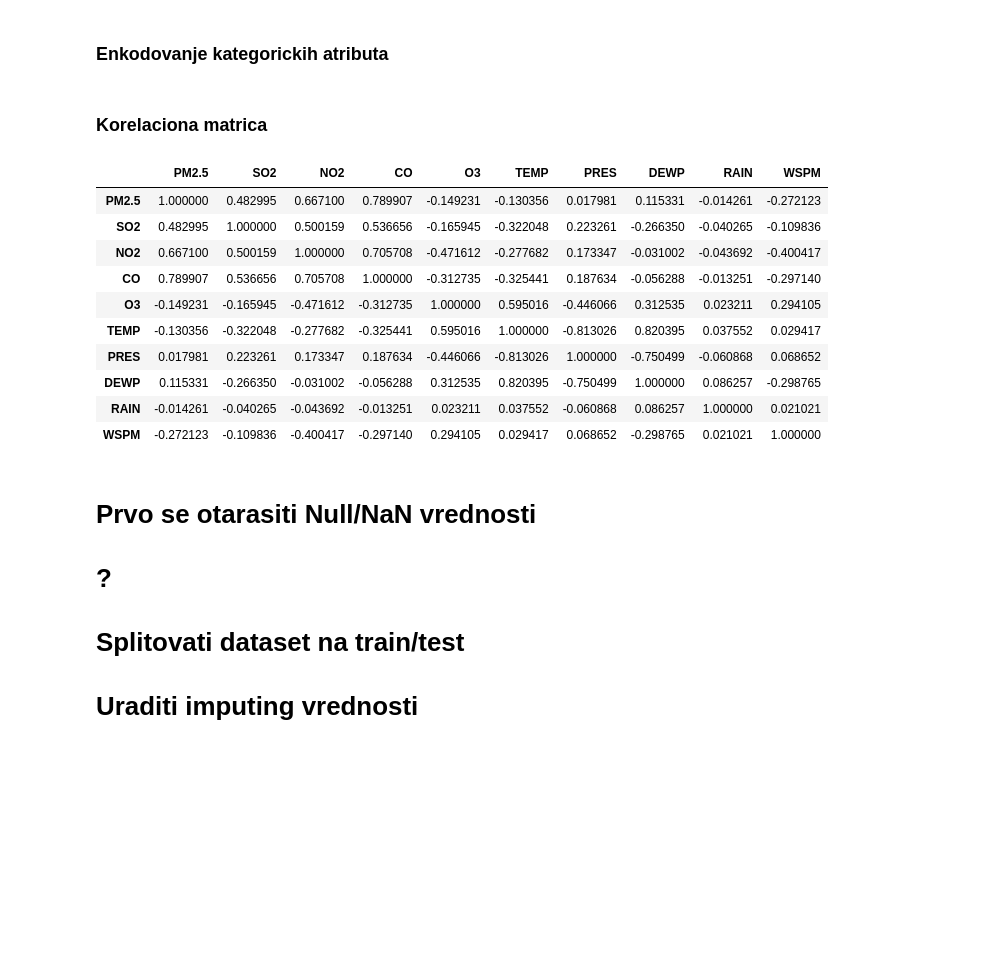
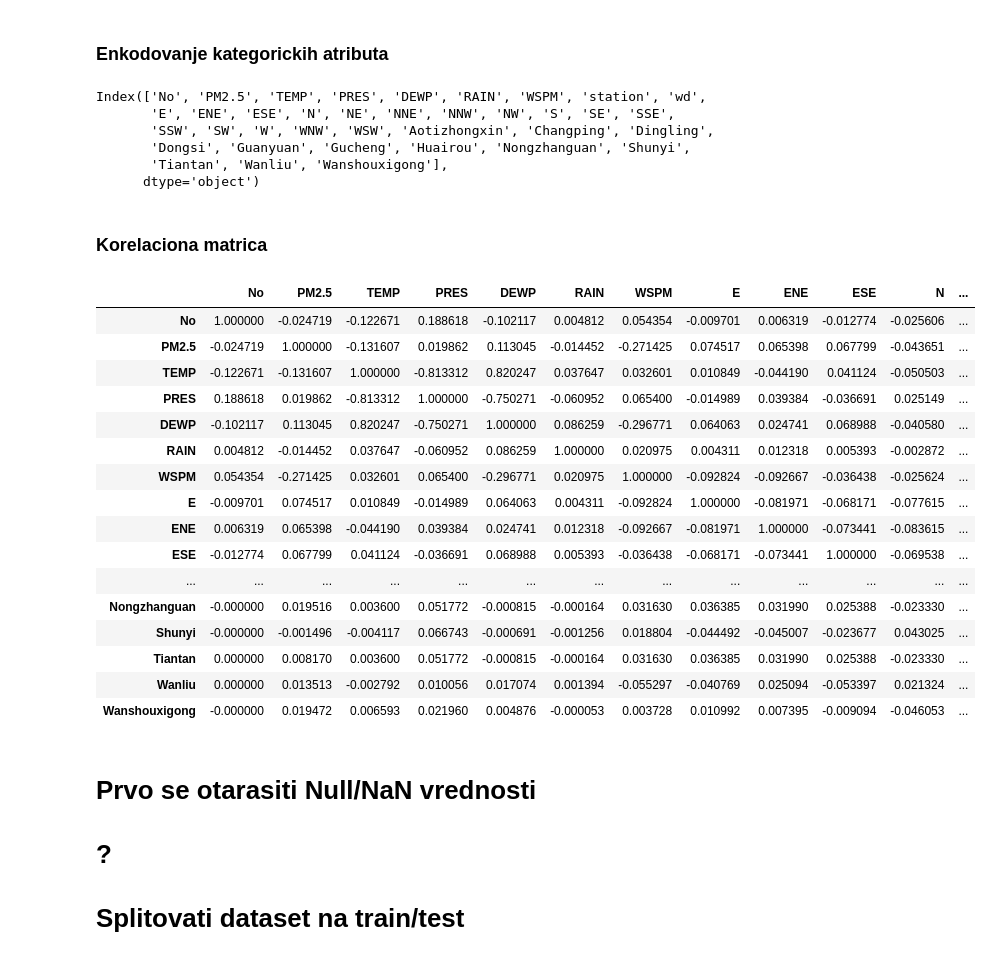
Before and after one commit to Zamachi/air-pollution-prediction-lstm, a Jupyter notebook: main.ipynb, the cells around one changed output. Drawn from its saved outputs; the diff is of its cells as text; code cells hidden in the pictures; blank space fills up the shorter version.

Commit message:
Odradjen imputing

```diff
--- a/main.ipynb
+++ b/main.ipynb
@@ -245,41 +238,70 @@ Kada je rec o kategorickoj varijabli 'wd', prati priblizno Poasonovu raspodelu
 # %% [markdown]
 ### Inicijalno uklanjanje nepozeljnih vrednosti
 # %%
-prsa_dataset.dropna(inplace=True, subset=['wd']) # Ne mozemo znati wind direction, ako nije specificiran?
-prsa_dataset.dropna(inplace=True, subset=['SO2', 'NO2', 'CO', 'O3', 'PM2.5'], how="all") # redovi koji u svih 5 kolona sadrze Null/NaN najverovatnije su neispravni
-prsa_dataset.dropna(inplace=True, subset=['SO2', 'NO2', 'CO', 'O3', 'PM2.5', 'PRES'], thresh=3)
-prsa_dataset.dropna(inplace=True, subset=['TEMP', 'PRES', 'DEWP', 'RAIN'], how='any') # Svakako ima <100 redova koji imaju Null/NaN vrednosti u ovim poljima, mozemo ih ukloniti
+# prsa_dataset.dropna(inplace=True, subset=['wd']) # Ne mozemo znati wind direction, ako nije specificiran?
+# prsa_dataset.dropna(inplace=True, subset=['PM2.5'], how="all") # redovi koji u svih 5 kolona sadrze Null/NaN najverovatnije su neispravni
+# prsa_dataset.dropna(inplace=True, subset=['TEMP', 'PRES', 'DEWP', 'RAIN'], how='any') # Svakako ima <100 redova koji imaju Null/NaN vrednosti u ovim poljima, mozemo ih ukloniti
 # %% [markdown]
 ### Enkodovanje kategorickih atributa
+# %%
+from sklearn.preprocessing import LabelEncoder
+import numpy as np
+
+prsa_dataset['wd'] =np.where( prsa_dataset['wd'].isnull(), 'NULL', prsa_dataset['wd'])
+encoder = LabelEncoder()
+encodings = encoder.fit_transform(prsa_dataset['wd'])
+prsa_dataset['wd_encoded'] = encodings
+prsa_dataset['wd_encoded'] = np.where(prsa_dataset['wd_encoded'] == 7, np.nan,prsa_dataset['wd_encoded'] )
+# %%
+from sklearn.impute import SimpleImputer
+imp = SimpleImputer(missing_values=np.nan, strategy='median')
+prsa_dataset['wd_encoded'] = imp.fit_transform(prsa_dataset['wd_encoded'].values.reshape(-1,1)).astype(int)
+prsa_dataset['wd_decoded'] = encoder.inverse_transform( prsa_dataset['wd_encoded'])
+prsa_dataset.drop(['wd', 'wd_encoded'], axis=1, inplace=True)
+prsa_dataset.rename(columns={'wd_decoded':'wd'}, inplace=True)
 # %%
-from sklearn.preprocessing import LabelEncoder
+from sklearn.preprocessing import OneHotEncoder
 
 categorical_columns = ['wd', 'station']
 
 for abc in categorical_columns:
-    label_encoder = LabelEncoder()
-    label_encoder.fit(prsa_dataset[abc])
-    encoded_column = label_encoder.transform(prsa_dataset[abc])
-    prsa_dataset[abc] = encoded_column
+    one_hot_encoder = OneHotEncoder(handle_unknown='ignore')
+    encodings = one_hot_encoder.fit_transform(prsa_dataset[abc].values.reshape(-1,1))
+    prsa_dataset[one_hot_encoder.categories_[0]] = encodings.toarray()
+    prsa_dataset.drop(abc, axis=1)
+# %%
+prsa_dataset.columns
+# %% [output]
+Index(['No', 'PM2.5', 'TEMP', 'PRES', 'DEWP', 'RAIN', 'WSPM', 'station', 'wd',
+       'E', 'ENE', 'ESE', 'N', 'NE', 'NNE', 'NNW', 'NW', 'S', 'SE', 'SSE',
+       'SSW', 'SW', 'W', 'WNW', 'WSW', 'Aotizhongxin', 'Changping', 'Dingling',
+       'Dongsi', 'Guanyuan', 'Gucheng', 'Huairou', 'Nongzhanguan', 'Shunyi',
+       'Tiantan', 'Wanliu', 'Wanshouxigong'],
+      dtype='object')
 # %% [markdown]
 ### Korelaciona matrica
 # %%
-correlation_matrix = prsa_dataset.drop(['No', 'wd', 'station'], axis=1).corr(method='pearson')
+correlation_matrix = prsa_dataset.corr(method='pearson')
 correlation_matrix.style.background_gradient()
 # %% [output]
-|  | PM2.5 | SO2 | NO2 | CO | O3 | TEMP | PRES | DEWP | RAIN | WSPM |
-| PM2.5 | 1.000000 | 0.482995 | 0.667100 | 0.789907 | -0.149231 | -0.130356 | 0.017981 | 0.115331 | -0.014261 | -0.272123 |
-| SO2 | 0.482995 | 1.000000 | 0.500159 | 0.536656 | -0.165945 | -0.322048 | 0.223261 | -0.266350 | -0.040265 | -0.109836 |
-| NO2 | 0.667100 | 0.500159 | 1.000000 | 0.705708 | -0.471612 | -0.277682 | 0.173347 | -0.031002 | -0.043692 | -0.400417 |
-| CO | 0.789907 | 0.536656 | 0.705708 | 1.000000 | -0.312735 | -0.325441 | 0.187634 | -0.056288 | -0.013251 | -0.297140 |
-| O3 | -0.149231 | -0.165945 | -0.471612 | -0.312735 | 1.000000 | 0.595016 | -0.446066 | 0.312535 | 0.023211 | 0.294105 |
-| TEMP | -0.130356 | -0.322048 | -0.277682 | -0.325441 | 0.595016 | 1.000000 | -0.813026 | 0.820395 | 0.037552 | 0.029417 |
-| PRES | 0.017981 | 0.223261 | 0.173347 | 0.187634 | -0.446066 | -0.813026 | 1.000000 | -0.750499 | -0.060868 | 0.068652 |
-| DEWP | 0.115331 | -0.266350 | -0.031002 | -0.056288 | 0.312535 | 0.820395 | -0.750499 | 1.000000 | 0.086257 | -0.298765 |
-| RAIN | -0.014261 | -0.040265 | -0.043692 | -0.013251 | 0.023211 | 0.037552 | -0.060868 | 0.086257 | 1.000000 | 0.021021 |
-| WSPM | -0.272123 | -0.109836 | -0.400417 | -0.297140 | 0.294105 | 0.029417 | 0.068652 | -0.298765 | 0.021021 | 1.000000 |
+|  | No | PM2.5 | TEMP | PRES | DEWP | RAIN | WSPM | E | ENE | ESE | N | ... |
+| No | 1.000000 | -0.024719 | -0.122671 | 0.188618 | -0.102117 | 0.004812 | 0.054354 | -0.009701 | 0.006319 | -0.012774 | -0.025606 | ... |
+| PM2.5 | -0.024719 | 1.000000 | -0.131607 | 0.019862 | 0.113045 | -0.014452 | -0.271425 | 0.074517 | 0.065398 | 0.067799 | -0.043651 | ... |
+| TEMP | -0.122671 | -0.131607 | 1.000000 | -0.813312 | 0.820247 | 0.037647 | 0.032601 | 0.010849 | -0.044190 | 0.041124 | -0.050503 | ... |
+| PRES | 0.188618 | 0.019862 | -0.813312 | 1.000000 | -0.750271 | -0.060952 | 0.065400 | -0.014989 | 0.039384 | -0.036691 | 0.025149 | ... |
+| DEWP | -0.102117 | 0.113045 | 0.820247 | -0.750271 | 1.000000 | 0.086259 | -0.296771 | 0.064063 | 0.024741 | 0.068988 | -0.040580 | ... |
+| RAIN | 0.004812 | -0.014452 | 0.037647 | -0.060952 | 0.086259 | 1.000000 | 0.020975 | 0.004311 | 0.012318 | 0.005393 | -0.002872 | ... |
+| WSPM | 0.054354 | -0.271425 | 0.032601 | 0.065400 | -0.296771 | 0.020975 | 1.000000 | -0.092824 | -0.092667 | -0.036438 | -0.025624 | ... |
+| E | -0.009701 | 0.074517 | 0.010849 | -0.014989 | 0.064063 | 0.004311 | -0.092824 | 1.000000 | -0.081971 | -0.068171 | -0.077615 | ... |
+| ENE | 0.006319 | 0.065398 | -0.044190 | 0.039384 | 0.024741 | 0.012318 | -0.092667 | -0.081971 | 1.000000 | -0.073441 | -0.083615 | ... |
+| ESE | -0.012774 | 0.067799 | 0.041124 | -0.036691 | 0.068988 | 0.005393 | -0.036438 | -0.068171 | -0.073441 | 1.000000 | -0.069538 | ... |
+| ... | ... | ... | ... | ... | ... | ... | ... | ... | ... | ... | ... | ... |
+| Nongzhanguan | -0.000000 | 0.019516 | 0.003600 | 0.051772 | -0.000815 | -0.000164 | 0.031630 | 0.036385 | 0.031990 | 0.025388 | -0.023330 | ... |
+| Shunyi | -0.000000 | -0.001496 | -0.004117 | 0.066743 | -0.000691 | -0.001256 | 0.018804 | -0.044492 | -0.045007 | -0.023677 | 0.043025 | ... |
+| Tiantan | 0.000000 | 0.008170 | 0.003600 | 0.051772 | -0.000815 | -0.000164 | 0.031630 | 0.036385 | 0.031990 | 0.025388 | -0.023330 | ... |
+| Wanliu | 0.000000 | 0.013513 | -0.002792 | 0.010056 | 0.017074 | 0.001394 | -0.055297 | -0.040769 | 0.025094 | -0.053397 | 0.021324 | ... |
+| Wanshouxigong | -0.000000 | 0.019472 | 0.006593 | 0.021960 | 0.004876 | -0.000053 | 0.003728 | 0.010992 | 0.007395 | -0.009094 | -0.046053 | ... |
 # %% [markdown]
 # Prvo se otarasiti Null/NaN vrednosti
 # ?
 # Splitovati dataset na train/test
-# Uraditi imputing vrednosti
```
Also changed, not shown: parts of 14 cells of this notebook, 1 other file.
